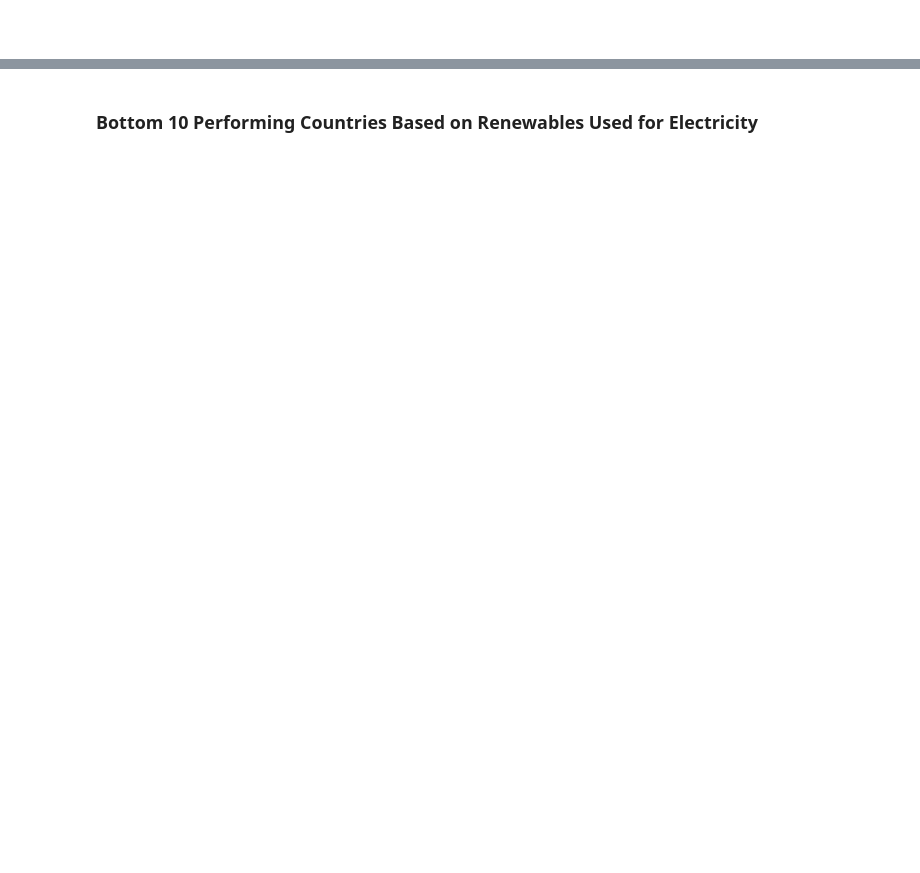
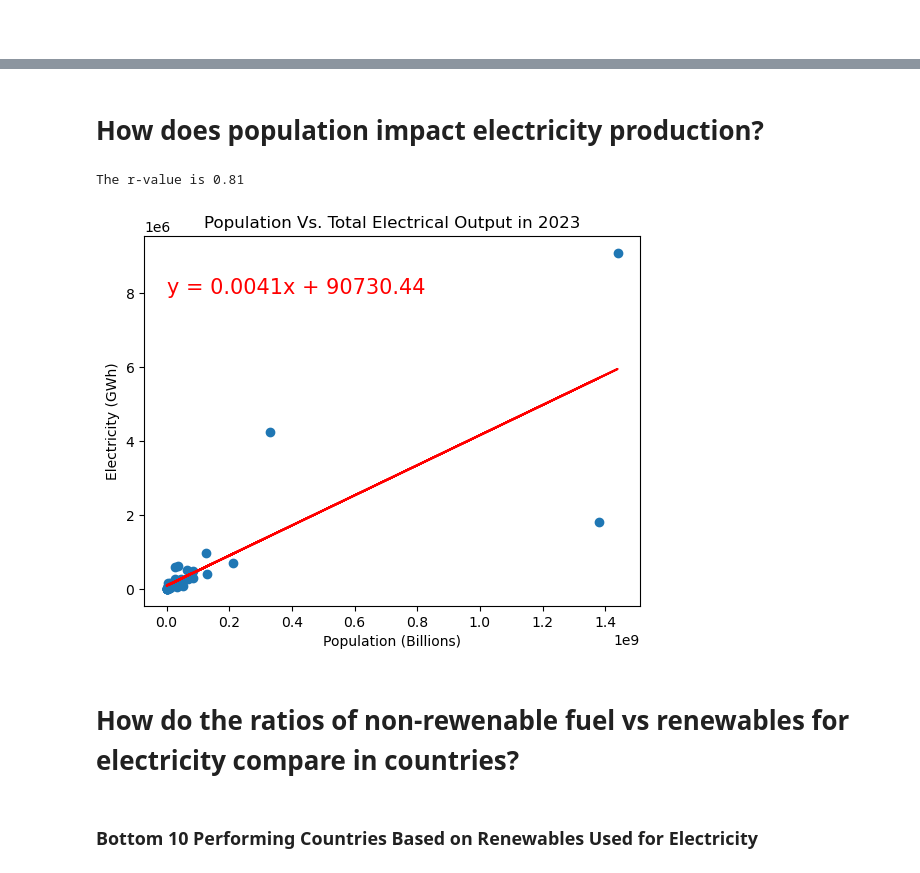
Before and after one commit to bburwinkel0721/Electric-Production, a Jupyter notebook: electricity_anaylsis.ipynb, the cells around one changed output, grey strips where cells are left out. Saved outputs shown, nothing was run; the diff lists cells and outputs as text; code cells hidden in the pictures; blank space fills up the shorter version.

```diff
--- a/electricity_anaylsis.ipynb
+++ b/electricity_anaylsis.ipynb
@@ -251,3 +300,40 @@ summary_statistics_2023
+# %% [markdown]
+# How does population impact electricity production?
+# %%
+# linear regression population vs electrity production
+slope, intercept, r, p, se = stats.linregress(summary_statistics_2023["Country Population"], summary_statistics_2023["Total Electricity Production (GWh)"])
+
+# Create regression values and regression line
+x_values = summary_statistics_2023["Country Population"]
+regress_values = slope*x_values+intercept
+line_eq = "y = " + str(round(slope,4)) + "x + " + str(round(intercept,2))
+
+# Display the r-value above the graph
+print(f"The r-value is {round(r,2)}")
+
+# Create a plot
+fig, ax2 = plt.subplots()
+ax2.scatter(x_values, summary_statistics_2023["Total Electricity Production (GWh)"])
+ax2.plot(x_values, regress_values, color='red')
+
+# Add labels
+ax2.set_xlabel('Population (Billions)')
+ax2.set_ylabel('Electricity (GWh)')
+ax2.set_title('Population Vs. Total Electrical Output in 2023')
+
+# Display the equation
+ax2.annotate(line_eq,(0,8000000),fontsize=15,color="red")
+
+# Save as PNG file
+fig.savefig("./output_data/pop_vs_total_elec_2023.png")
+
+# Display the plot
+plt.show()
+# %% [output]
+The r-value is 0.81
+[figure, added]
+# %% [markdown]
+# How do the ratios of non-rewenable fuel vs renewables for electricity compare in countries?
 # %% [markdown]
 ### Bottom 10 Performing Countries Based on Renewables Used for Electricity
 # %%
```
Also changed, not shown: parts of 11 cells of this notebook, 3 other files.
